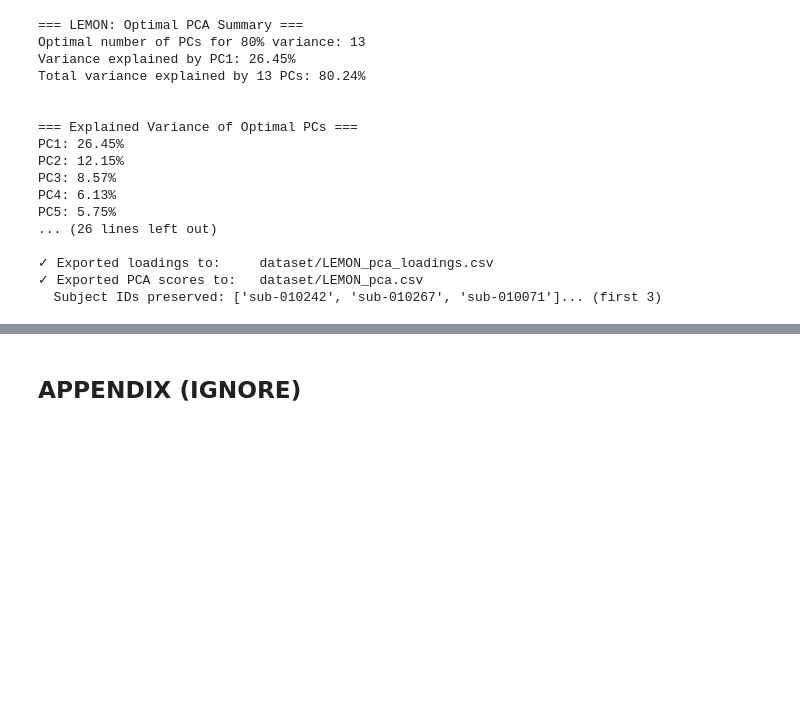
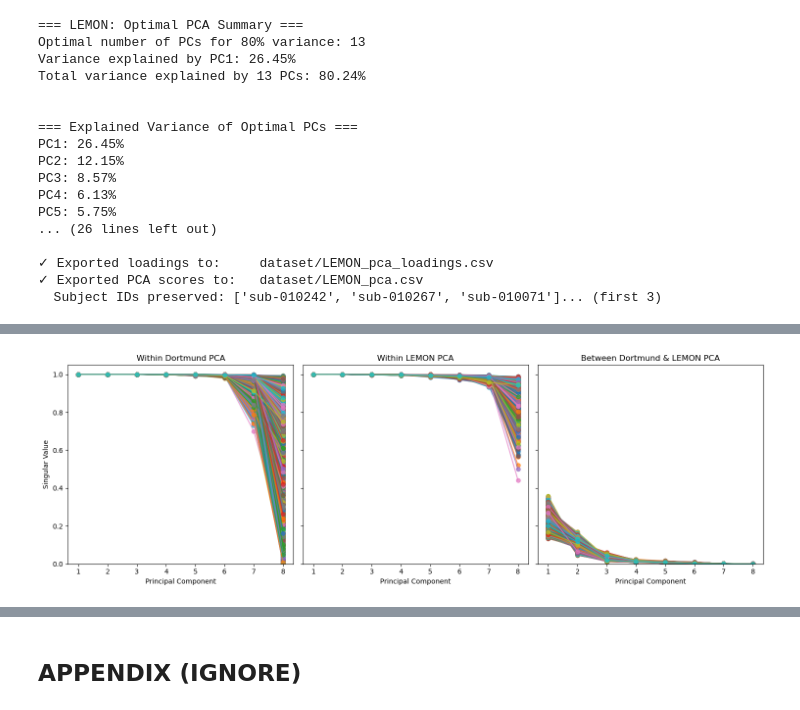
Before and after one commit to xandime/EEG_cluster_detection, a Jupyter notebook: PCA.ipynb, the cells around one changed output, grey strips where cells are left out. Cells and saved outputs as stored; diff of their text form; code cells hidden in the pictures; blank space fills up the shorter version.

```diff
--- a/PCA.ipynb
+++ b/PCA.ipynb
@@ -342,0 +597,33 @@ PC5: 5.75%
+# %%
+def lineplot_bootstrap_subplot(results_dicts, titles):
+    """
+    Plot multiple bootstrap singular value lineplots in subplots.
+
+    results_dicts: list of results dictionaries (e.g., [within_Dortmund, within_Lemon, between_DL])
+    titles: list of subplot titles corresponding to each dictionary
+    """
+    n_plots = len(results_dicts)
+    fig, axes = plt.subplots(1, n_plots, figsize=(5*n_plots, 5), sharey=True)
+
+    if n_plots == 1:
+        axes = [axes]  # Ensure axes is iterable
+
+    for ax, results_dict, title in zip(axes, results_dicts, titles):
+        all_svals = np.array(list(results_dict.values()))
+        for svals in all_svals:
+            ax.plot(range(1, len(svals)+1), svals, marker='o', alpha=0.7)
+        ax.set_xlabel("Principal Component")
+        ax.set_title(title)
+        ax.set_ylim(0,1.05)
+
+    axes[0].set_ylabel("Singular Value")  # Only left-most plot needs y-axis label
+    plt.tight_layout()
+    plt.show()
+
+# Call the function with your results
+lineplot_bootstrap_subplot(
+    [results["within_Dortmund"], results["within_Lemon"], results["between_DL"]],
+    ["Within Dortmund PCA", "Within LEMON PCA", "Between Dortmund & LEMON PCA"]
+)
+# %% [output]
+[figure, added]
```
Also changed, not shown: parts of 14 cells of this notebook.
